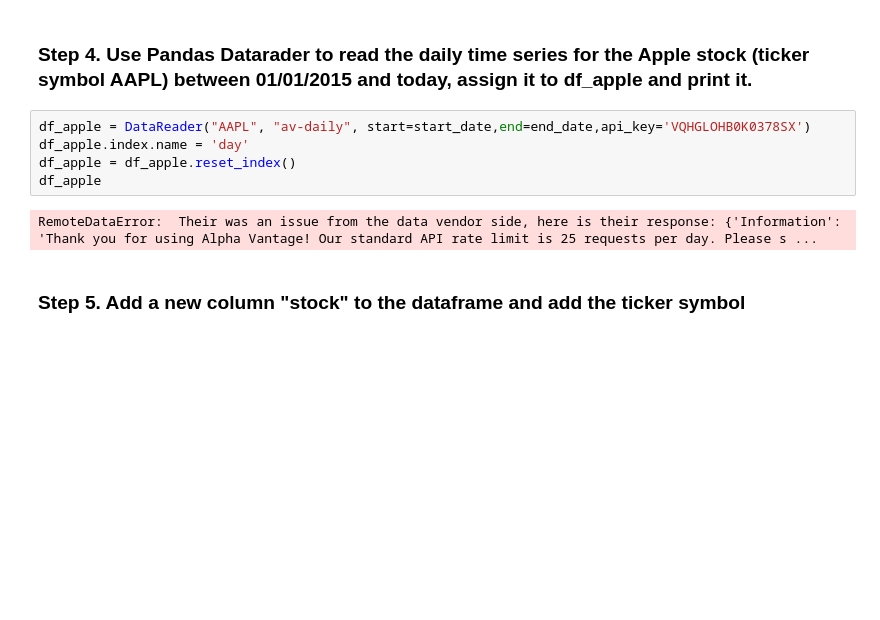
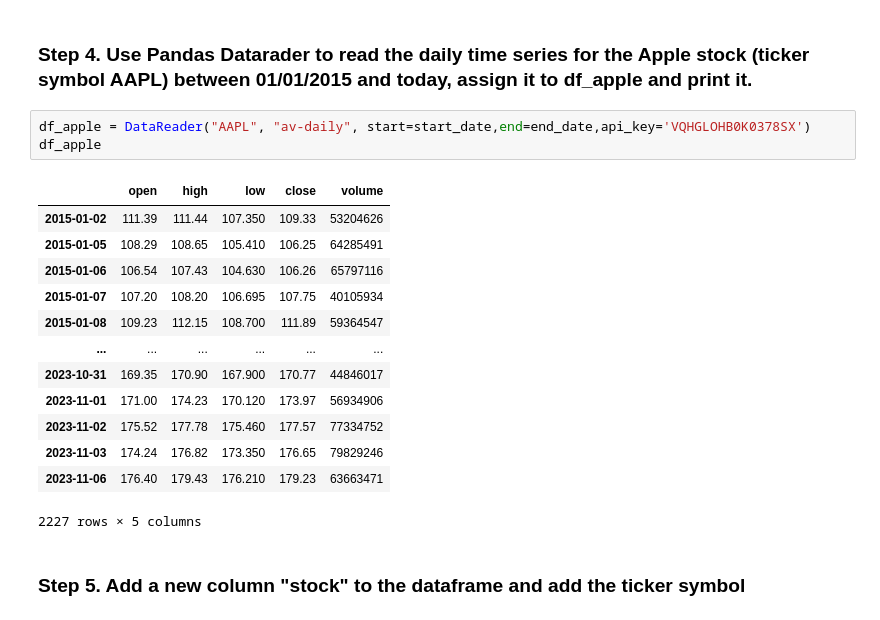
Before and after one commit to drmelezabi/AiCourse_Instant, a Jupyter notebook: Tasks/13_03-10-2023/pandas_exercises/09_Time_Series/Getting_Financial_Data/Exercises.ipynb, the cells around one changed output. Drawn from its saved outputs; the diff is of its cells as text; blank space fills up the shorter version.

```diff
--- a/Tasks/13_03-10-2023/pandas_exercises/09_Time_Series/Getting_Financial_Data/Exercises.ipynb
+++ b/Tasks/13_03-10-2023/pandas_exercises/09_Time_Series/Getting_Financial_Data/Exercises.ipynb
@@ -30,11 +30,21 @@ If you do not have an API key for any of the supported APIs, it is easiest to ge
 ### Step 4. Use Pandas Datarader to read the daily time series for the Apple stock (ticker symbol AAPL) between 01/01/2015 and today, assign it to df_apple and print it.
 # %%
 df_apple = DataReader("AAPL", "av-daily", start=start_date,end=end_date,api_key='VQHGLOHB0K0378SX')
-df_apple.index.name = 'day'
-df_apple = df_apple.reset_index()
 df_apple
 # %% [output]
+|  | open | high | low | close | volume |
+| 2015-01-02 | 111.39 | 111.44 | 107.350 | 109.33 | 53204626 |
+| 2015-01-05 | 108.29 | 108.65 | 105.410 | 106.25 | 64285491 |
+| 2015-01-06 | 106.54 | 107.43 | 104.630 | 106.26 | 65797116 |
+| 2015-01-07 | 107.20 | 108.20 | 106.695 | 107.75 | 40105934 |
+| 2015-01-08 | 109.23 | 112.15 | 108.700 | 111.89 | 59364547 |
+| ... | ... | ... | ... | ... | ... |
+| 2023-10-31 | 169.35 | 170.90 | 167.900 | 170.77 | 44846017 |
+| 2023-11-01 | 171.00 | 174.23 | 170.120 | 173.97 | 56934906 |
+| 2023-11-02 | 175.52 | 177.78 | 175.460 | 177.57 | 77334752 |
+| 2023-11-03 | 174.24 | 176.82 | 173.350 | 176.65 | 79829246 |
+| 2023-11-06 | 176.40 | 179.43 | 176.210 | 179.23 | 63663471 |
-RemoteDataError:  Their was an issue from the data vendor side, here is their response: {'Information': 'Thank you for using Alpha Vantage! Our standard API rate limit is 25 requests per day. Please s ...
+2227 rows × 5 columns
 # %% [markdown]
 ### Step 5. Add a new column "stock" to the dataframe and add the ticker symbol
 # %%
```
Also changed, not shown: parts of 17 cells of this notebook.
